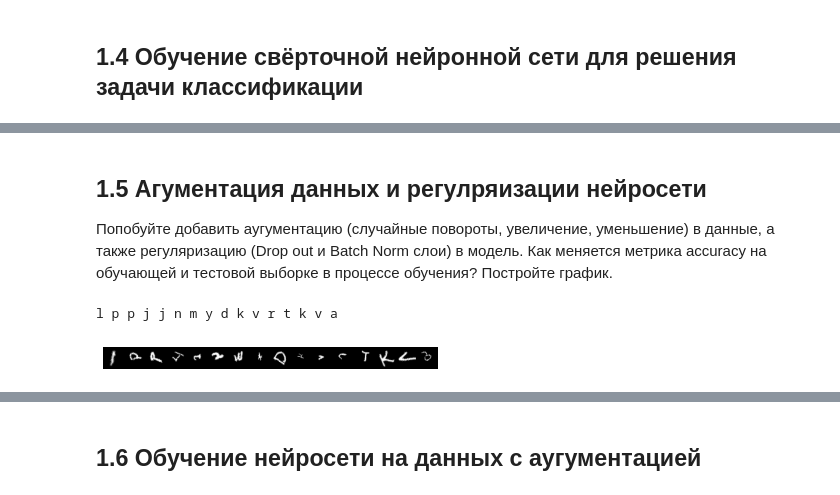
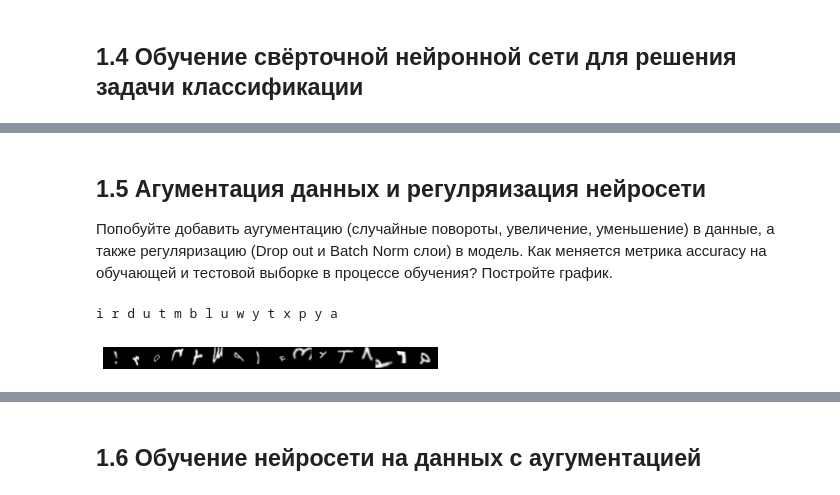
Before and after one commit to DarthBarada/MachineLearning, a Jupyter notebook: hw03/hw_03.ipynb, the cells around one changed output, grey strips where cells are left out. Saved outputs shown, nothing was run; the diff lists cells and outputs as text; code cells hidden in the pictures.

Commit message:
Finished work at task 1. Started task 2.
Need to train 2 type of CNN (with regularization) and test sources of RNN model.

```diff
--- a/hw03/hw_03.ipynb
+++ b/hw03/hw_03.ipynb
@@ -149,7 +151,7 @@ transform = transforms.Compose([
 ])
 # %%
 data_train = torchvision.datasets.EMNIST(
-	root = './data/sets/letters/',
+	root = './data/letters/',
 	split = "letters",
 	train = True,
 	download = True,
@@ -157,7 +159,7 @@ data_train = torchvision.datasets.EMNIST(
 )
 
 data_test = torchvision.datasets.EMNIST(
-	root = './data/sets/letters/',
+	root = './data/letters/',
 	split = "letters",
 	train = False,
 	download = True,
@@ -179,7 +181,6 @@ testset = torch.utils.data.DataLoader(
 )
 # %%
 def imshow(img):
-    img = img*std + mean
     npimg = img.numpy()
     plt.axis("off")
     npimg = np.transpose(npimg,(2, 1, 0))
@@ -386,13 +525,16 @@ plt.show()
 # %% [markdown]
-## 1.5 Агументация данных и регулряизации нейросети
+## 1.5 Агументация данных и регулряизация нейросети
 
 Попобуйте добавить аугументацию (случайные повороты, увеличение, уменьшение) в данные, а также регуляризацию (Drop out и Batch Norm слои) в модель. Как меняется метрика accuracy на обучающей и тестовой выборке в процессе обучения? Постройте график.
 # %%
-randTransform = torchvision.transforms.Compose([
-    transforms.RandomPerspective(),
-	transforms.RandomAffine(degrees=(-180, 180), scale=(0.5, 1)),
-	transforms.RandomCrop(32, padding = 4),
-	transforms.RandomVerticalFlip(),
-	transforms.RandomHorizontalFlip(),
-	transforms.ToTensor()
-])
+randTransform = K.AugmentationSequential(
+	K.RandomPerspective(),
+	K.RandomAffine(degrees=(-180, 180), scale = (0.5, 1)),
+	K.RandomResizedCrop((32,32), scale = (0.2, 1)),
+	K.RandomCrop((32,32), padding = 4),
+	K.RandomVerticalFlip(),
+	K.RandomHorizontalFlip(),
+	data_keys = ["Input"],
+	random_apply = (1,),
+	same_on_batch = False
+)
@@ -415,27 +541,14 @@ testDataRand = torchvision.datasets.EMNIST(
-# %%
-nbatch = 16
-trainSetRand = torch.utils.data.DataLoader(
-	trainDataRand,
-	batch_size = nbatch,
-	shuffle = True,
-	num_workers=2
-)
-testSetRand = torch.utils.data.DataLoader(
-	testDataRand,
-	batch_size = nbatch,
-	shuffle = False,
-	num_workers=2
-)
 # %%
-dataiter = iter(trainSetRand)
+dataiter = iter(trainset)
 images, labels = dataiter.next()
+images = randTransform(images)
 
 imshow(torchvision.utils.make_grid(images, nrow = 1))
 
 print(" ".join(str(data_train.classes[labels[j]]) for j in range(nbatch)))
 # %% [output]
-l p p j j n m y d k v r t k v a
+i r d u t m b l u w y t x p y a
-[figure, old version]
+[figure, new version]
 # %%
 cnnR = CNN(
 	regularization={
```
Also changed, not shown: parts of 32 cells of this notebook, 10 other files.
